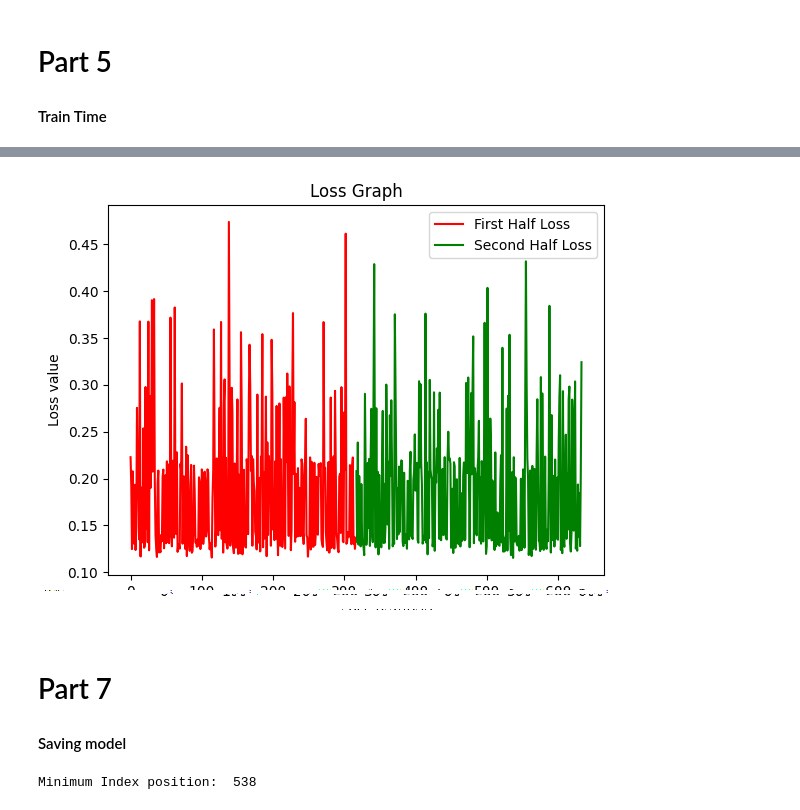
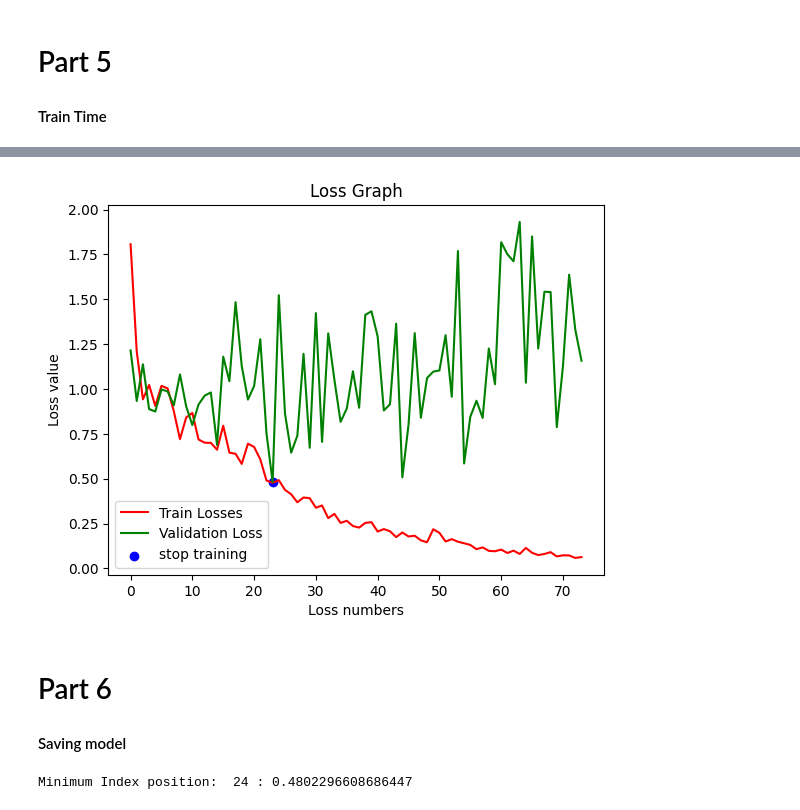
Before and after one commit to mehdee81/Identity-recognition-from-the-iris, a Jupyter notebook: model_1.ipynb, the cells around one changed output, grey strips where cells are left out. Drawn from its saved outputs; the diff is of its cells as text; code cells hidden in the pictures.

```diff
--- a/model_1.ipynb
+++ b/model_1.ipynb
@@ -296,39 +353,30 @@ Finished Training
 # %%
 train_losses_number = list(range(len(train_losses)))
+validation_losses_numbers = list(range(len(validation_losses)))
 
-# Divide train_losses_number by two
-half = len(train_losses_number) // 2
+plt.plot(train_losses_number, train_losses, label='Train Losses', color='red')
 
-# Create two lists for the first half and the second half
-first_half = train_losses_number[:half]
-second_half = train_losses_number[half:]
+# plot validation
+plt.plot(validation_losses_numbers, validation_losses, label='Validation Loss', color='green')
 
-# Similarly divide the train_losses into two halves
-first_half_losses = train_losses[:half]
-second_half_losses = train_losses[half:]
-
-# Plot the first half in red
-plt.plot(first_half, first_half_losses, label='First Half Loss', color='red')
-
-# Plot the second half in green
-plt.plot(second_half, second_half_losses, label='Second Half Loss', color='green')
+plt.scatter([validation_losses.index(min(validation_losses))], validation_losses[validation_losses.index(min(validation_losses))], label="stop training" ,color="Blue",)
 
 plt.xlabel('Loss numbers')
 plt.ylabel('Loss value')
 plt.title('Loss Graph')
 plt.legend()
 
 plt.show()
 # %% [output]
-[figure, old version]
+[figure, new version]
 # %% [markdown]
-# Part 7
+# Part 6
 #### Saving model
 # %%
 # find Best epoch
 
-print("Minimum Index position: ",train_losses.index(min(train_losses))+1)
+print("Minimum Index position: ",validation_losses.index(min(validation_losses))+1,":",validation_losses[validation_losses.index(min(validation_losses))])
 # %% [output]
-Minimum Index position:  538
+Minimum Index position:  24 : 0.4802296608686447
 # %%
 # saving the model
```
Also changed, not shown: parts of 25 cells of this notebook, 1 other file.
